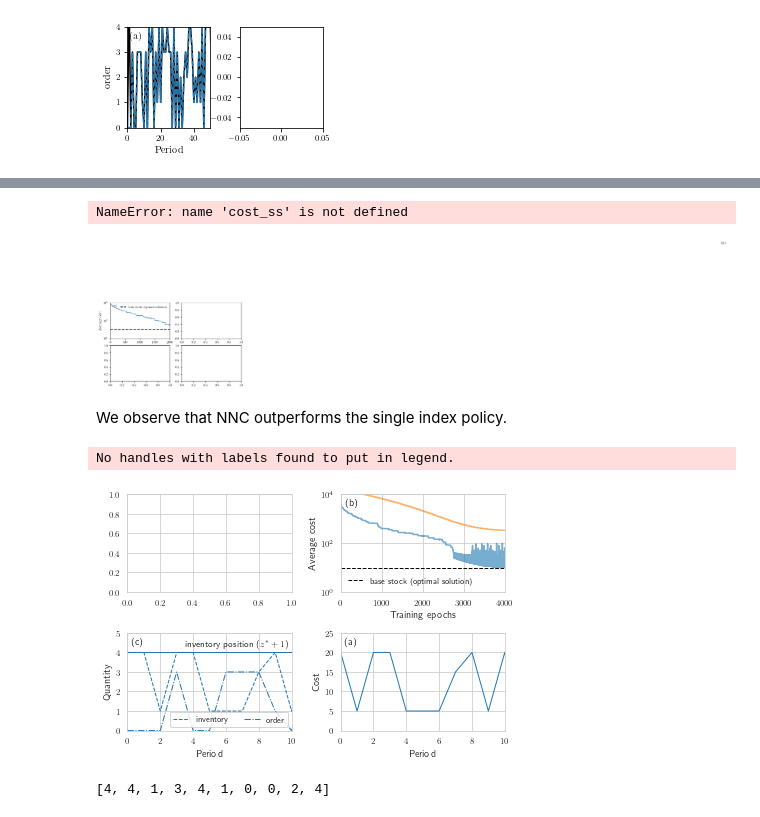
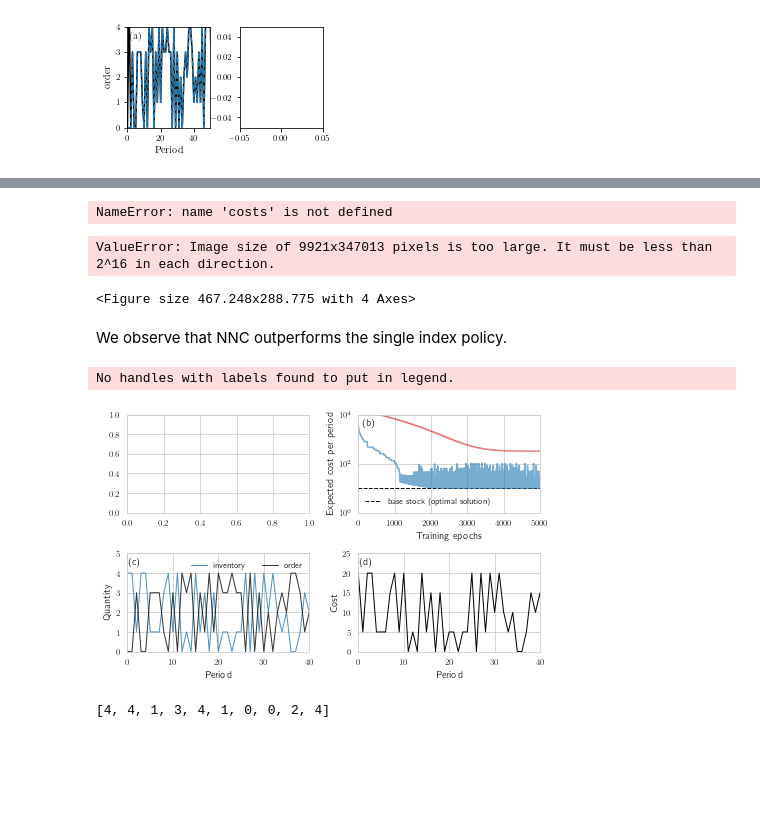
Before and after one commit to kushal-10/inventory-dynamics, a Jupyter notebook: notebooks/base_stock_learning_l=0.ipynb, the cells around one changed output, grey strips where cells are left out. Cells and saved outputs as stored; diff of their text form; code cells hidden in the pictures; blank space fills up the shorter version.

```diff
--- a/notebooks/base_stock_learning_l=0.ipynb
+++ b/notebooks/base_stock_learning_l=0.ipynb
@@ -33,7 +36,7 @@ nnc_hyperparameters = dict(
 )
 
 ### We use celu non-linearities for the input layer, hidden layers, and output layer
-nnc_hyperparameters['n_activations'] = [torch.nn.CELU(alpha=10)]*(2 + len(nnc_hyperparameters['n_hidden_units']))
+nnc_hyperparameters['n_activations'] = [torch.nn.CELU(alpha=1)]*(2 + len(nnc_hyperparameters['n_hidden_units']))
 
 
 fcc = SingleFullyConnectedRegressionController(l=sourcing_parameters['l'],
@@ -199,13 +194,14 @@ print()
 from matplotlib.ticker import NullFormatter
 import matplotlib.pyplot as plt
 
-costs_B = torch.stack(all_training_costs).detach().numpy()
+costs_A = torch.stack(all_training_costs).detach().numpy()
 fig, ax = plt.subplots(ncols=2)
 ax[0].text(0.02*2000,0.35*1e4,r"(a)")
-ax[0].plot(costs,alpha=0.8)
+ax[0].plot(costs_A,alpha=0.8)
+ax[0].plot(costs_B,alpha=0.8)
 ax[0].hlines(29,0,4000,linewidths=2,colors="k",linestyles="--")
 ax[0].plot(-100,-100,linewidth=2,color="k",linestyle="--",label=r"optimal solution")
-ax[0].set_xlim(0,2000)
+#ax[0].set_xlim(0,2000)
 ax[0].set_ylim(1e0,1e4)
 ax[0].set_yscale('log')
 ax[0].set_yticks([1e0,1e2,1e4])
@@ -549,55 +545,56 @@ plt.margins(0,0)
 plt.savefig("training_base_stock_l=0_2.png", dpi = 300, bbox_inches = 'tight', pad_inches = 0.05)
 plt.show()
 # %% [output]
-NameError: name 'cost_ss' is not defined
+NameError: name 'costs' is not defined
-[figure, removed]
+ValueError: Image size of 9921x347013 pixels is too large. It must be less than 2^16 in each direction.
+<Figure size 467.248x288.775 with 4 Axes>
 # %% [markdown]
 We observe that NNC outperforms the single index policy.
 # %%
 sns.set_style("whitegrid")
 
 fig, ax = plt.subplots(ncols=2, nrows=2)
 ax[0,1].text(0.02*5000,0.35*1e4,r"(b)")
 ax[0,1].plot(costs_A,alpha=0.6)
-ax[0,1].plot(costs_B,alpha=0.6)
+ax[0,1].plot(costs_B,alpha=0.6,color="tab:red")
 ax[0,1].hlines(10,0,5000,linewidths=1,colors="k",linestyles="--")
 ax[0,1].plot(-100,-100,linewidth=1,color="k",linestyle="--",label=r"base stock (optimal solution)")
-ax[0,1].set_xlim(0,4000)
+ax[0,1].set_xlim(0,5000)
 ax[0,1].set_ylim(1e0,1e4)
 ax[0,1].set_yscale('log')
 ax[0,1].set_yticks([1e0,1e2,1e4])
 ax[0,1].yaxis.set_minor_formatter(NullFormatter())
 ax[0,1].set_xlabel(r'Training epochs')
-ax[0,1].set_ylabel(r'Average cost')
+ax[0,1].set_ylabel(r'Expected cost per period')
 ax[0,1].legend(loc = 3, fontsize=8, frameon=False)
 
 ax[1,0].text(0.02*10,0.88*5,r"(c)")
-ax[1,0].text(0.5*7, 4.3,r"inventory position ($z^*+1$)",fontsize=9)
-ax[1,0].plot(nn_inv,linewidth=1,color="tab:blue",ls="--",label=r"inventory")
-ax[1,0].plot(nn_q,linewidth=1,color="tab:blue",ls="-.",label=r"order")
-ax[1,0].plot([int(nn_inv[i])+int(nn_q[i+1]) for i in range(len(nn_inv)-2)],\
-              linewidth=1,color="tab:blue")
-ax[1,0].set_xlim(0,10)
+#ax[1,0].text(0.5*17, 4.3,r"inventory position ($z^*+1$)",fontsize=9)
+ax[1,0].plot(nn_inv,linewidth=1,color="tab:blue",alpha=0.8,label=r"inventory")
+ax[1,0].plot(nn_q[1:],linewidth=1,color="k",alpha=0.8,label=r"order")
+#ax[1,0].plot([int(nn_inv[i])+int(nn_q[i+1]) for i in range(len(nn_inv)-2)],\
+#             linewidth=1,color="k")
+ax[1,0].set_xlim(0,40)
 ax[1,0].set_ylim(0,5)
 ax[1,0].set_xlabel(r"Period")
 ax[1,0].set_ylabel(r"Quantity")
-ax[1,0].legend(loc=4,fontsize=8,ncol=2,frameon=True)
+ax[1,0].legend(loc=1,fontsize=8,ncol=2,frameon=False)
 
-ax[1,1].text(0.02*10,0.88*25,r"(a)")
-ax[1,1].plot([x.item() for x in nn_ci],linewidth=1)
-ax[1,1].set_xlim(0,10)
+ax[1,1].text(0.02*10,0.88*25,r"(d)")
+ax[1,1].plot([x.item() for x in nn_ci],linewidth=1,color="k")
+ax[1,1].set_xlim(0,40)
 ax[1,1].set_ylim(0,25)
 ax[1,1].set_xlabel(r"Period")
 ax[1,1].set_ylabel(r"Cost")
 ax[1,1].legend(loc=9,fontsize=8,ncol=2,frameon=False)
 
 plt.tight_layout()
 plt.margins(0,0)
 plt.savefig("training_base_stock_l=0_2.svg", dpi = 300, bbox_inches = 'tight', pad_inches = 0.05)
 plt.show()
 # %% [output]
 No handles with labels found to put in legend.
-[figure, old version]
+[figure, new version]
 # %%
 [int(nn_inv[i]) for i in range(len(nn_inv)-2)][:10]
 # %% [output]
```
Also changed, not shown: parts of 10 cells of this notebook, 13 other files.
